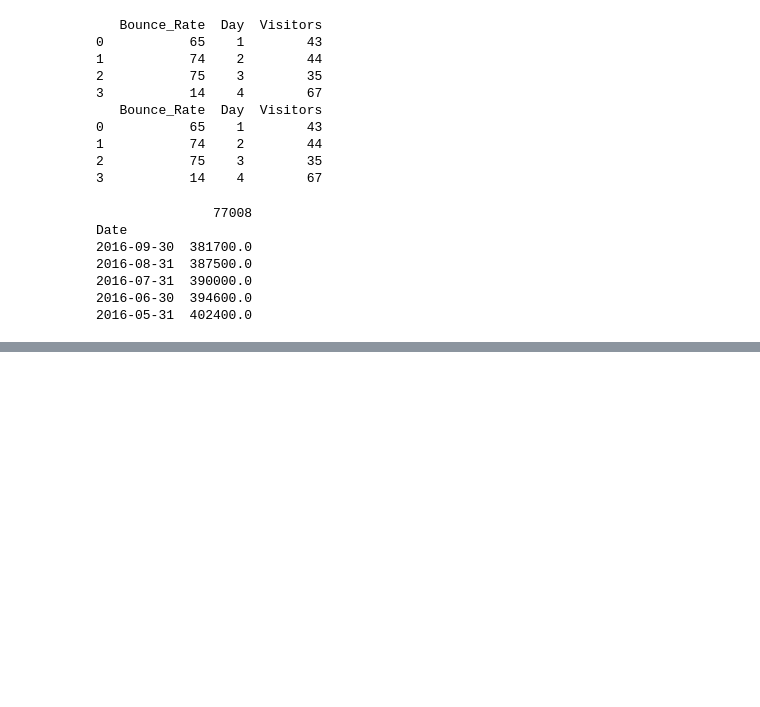
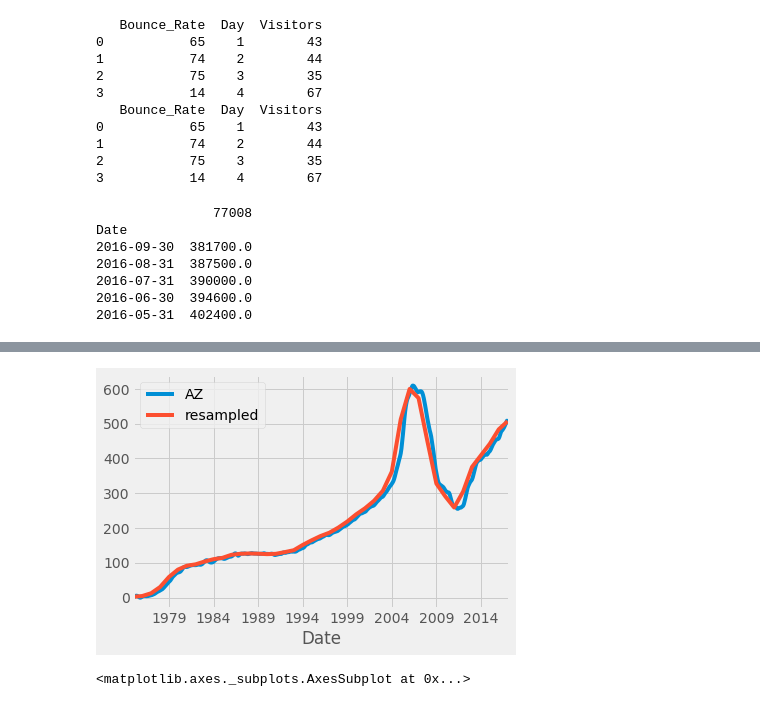
Before and after one commit to gazabAnurag/Quandl, a Jupyter notebook: Quandl.ipynb, the cells around one changed output, grey strips where cells are left out. Saved outputs shown, nothing was run; the diff lists cells and outputs as text; code cells hidden in the pictures; blank space fills up the shorter version.

Commit message:
Updated for correlation as well.

```diff
--- a/Quandl.ipynb
+++ b/Quandl.ipynb
@@ -103,0 +110,8 @@ statesWY
+# %%
+pickle_in=open('/home/anurag/Downloads/Data/main_df.pickle','rb')
+HPI_data=pickle.load(pickle_in)
+#print(HPI_data)
+#pandas pickle is relatively fast
+HPI_data.to_pickle('/home/anurag/Downloads/Data/pandas_ka_pickle.pickle')
+new_data=pd.read_pickle('/home/anurag/Downloads/Data/main_df.pickle')
+print(new_data.head())
@@ -103,0 +136,30 @@ statesWY
+# %%
+#utilizing the correlation functions and features of Pandas
+#new_data['TX2']=new_data['TX']*2
+import matplotlib.pyplot as plt
+from matplotlib import style
+style.use('fivethirtyeight')
+fig=plt.figure()
+ax1=plt.subplot2grid((1,1),(0,0))
+us_df=hpi_benchmark()
+new_data['AZ'].plot(ax=ax1)
+#us_df.plot(ax=ax1,color='k',linewidth=10)
+resampled_mean=new_data['AZ'].resample('A').mean()
+resampled_mean.plot(ax=ax1,label='resampled')
+plt.legend(loc=2)
+plt.show()
+# %% [output]
+[figure, added]
+# %%
+new_data_corr=new_data.corr()
+#print(new_data_corr.head())
+#describes the corre
+#print(new_data_corr.describe())
+#sampling bascially filters the data
+#increase granularity no no
+#clusters based on the column values and finds mean/sum/high-low/
+#refer to the alias for the pandas for year(A,M,D)
+resampled_mean=new_data['AZ'].resample('A').mean()
+resampled_mean.plot(ax=ax1,label='resampled')
+# %% [output]
+<matplotlib.axes._subplots.AxesSubplot at 0x...>
```
Also changed, not shown: parts of 4 cells of this notebook.
